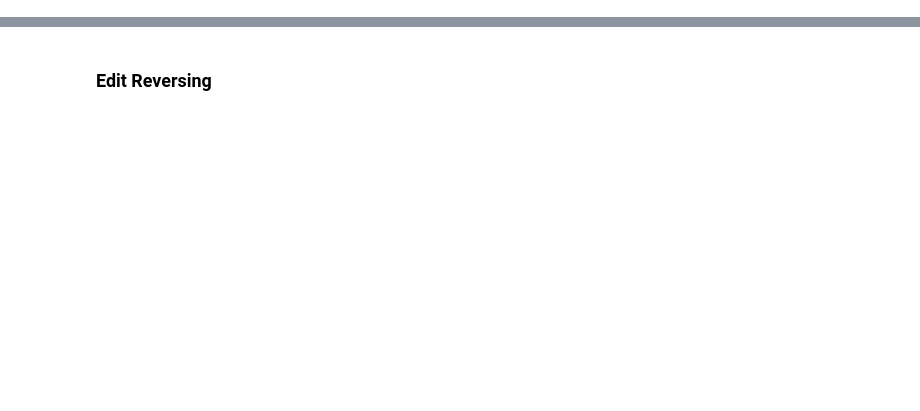
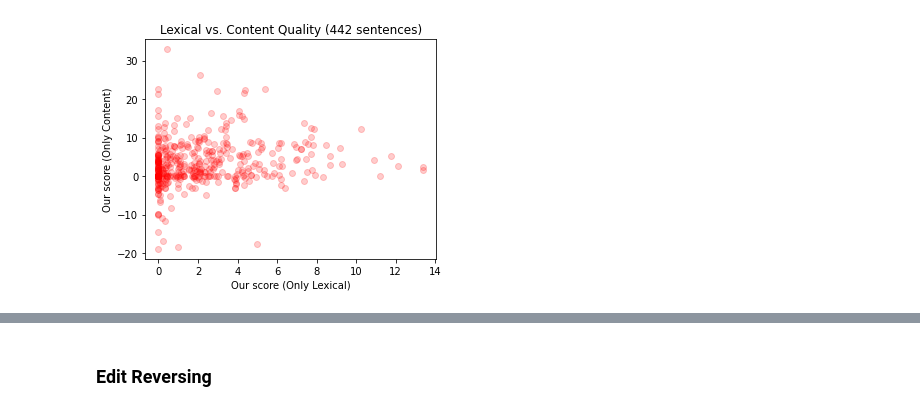
Before and after one commit to Yao-Dou/ts-annotation-tool, a Jupyter notebook: data/analysis/sensitivity.ipynb, the cells around one changed output, grey strips where cells are left out. Cells and saved outputs as stored; diff of their text form; code cells hidden in the pictures; blank space fills up the shorter version.

```diff
--- a/data/analysis/sensitivity.ipynb
+++ b/data/analysis/sensitivity.ipynb
@@ -211,0 +344,36 @@ len(scores)
+# %%
+# Calculate the each score for all unique sentences
+# For each sentence, we have 5 generations and 3 annotations per generation
+# Of the 5 generations, 2 are ASSET human references, 1 is TurkCorpus human reference
+
+plt.rcParams["figure.figsize"] = [5, 4]
+
+conditions = [
+    'quality_content',
+    'quality_syntax',
+    'quality_lexical',
+    'error_content',
+    'error_syntax',
+    'error_lexical',
+    'quality',
+    'error',
+    'all'
+]
+
+scores = []
+for sent in data:
+    our_score = sent['score']
+
+    score = {
+        'original': orig,
+        'simplified': prediction,
+        'errors': list(set([ann['error_type'] for ann in sent['processed_annotations'] if ann['error_type'] != None])),
+        'our_score': our_score
+    }
+
+    # The next goal is to calculate a bunch of variations on our score considering only
+    # certain dimensions of the metric
+    for condition in conditions:
+        score[f'our_score_{condition}'] = calculate_sentence_score(sent, get_params(condition))
+
+    scores += [score]
@@ -211,0 +393,9 @@ len(scores)
+# %%
+pts = [(score['our_score_quality_lexical'], score['our_score_quality_content']) for score in scores]
+plt.scatter([p[0] for p in pts], [p[1] for p in pts], c ="red", alpha=0.2)
+plt.xlabel('Our score (Only Lexical)')
+plt.ylabel('Our score (Only Content)')
+plt.title(f'Lexical vs. Content Quality ({len(pts)} sentences)')
+plt.show()
+# %% [output]
+[figure, added]
```
Also changed, not shown: parts of 35 cells of this notebook, 10 other files.
